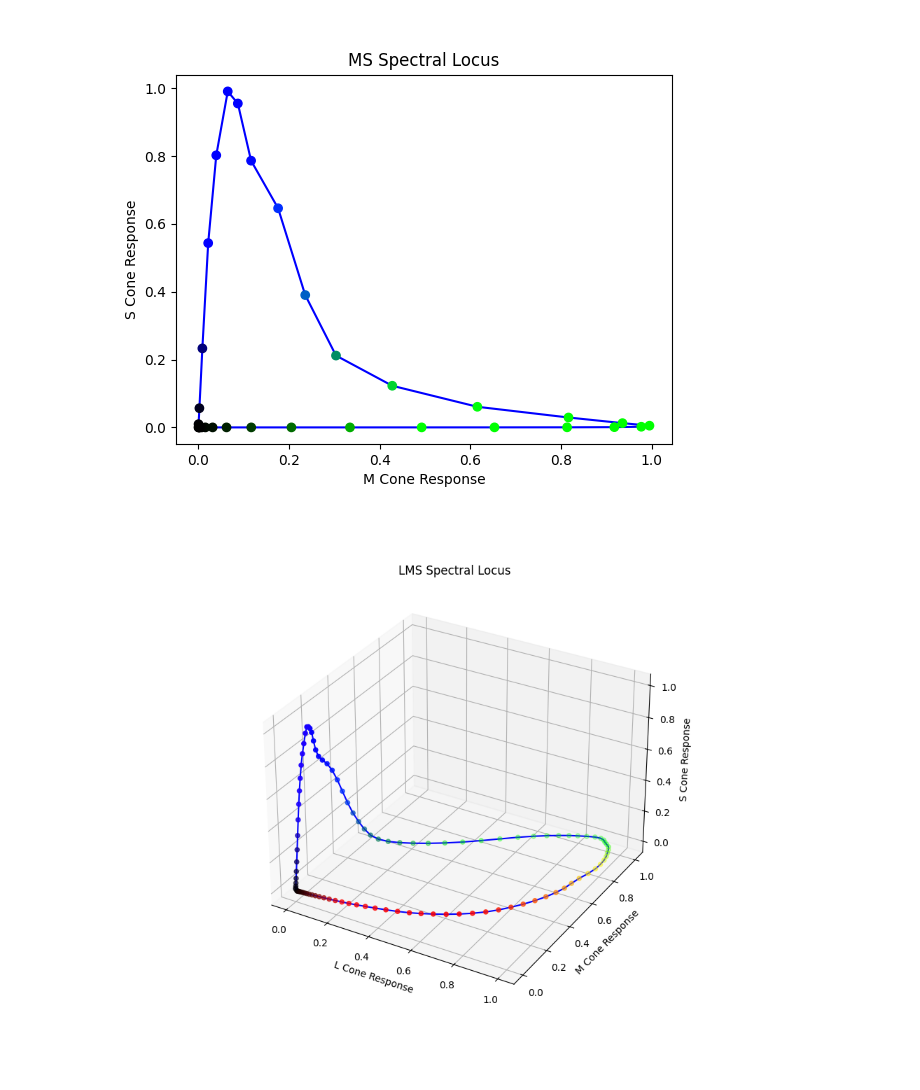
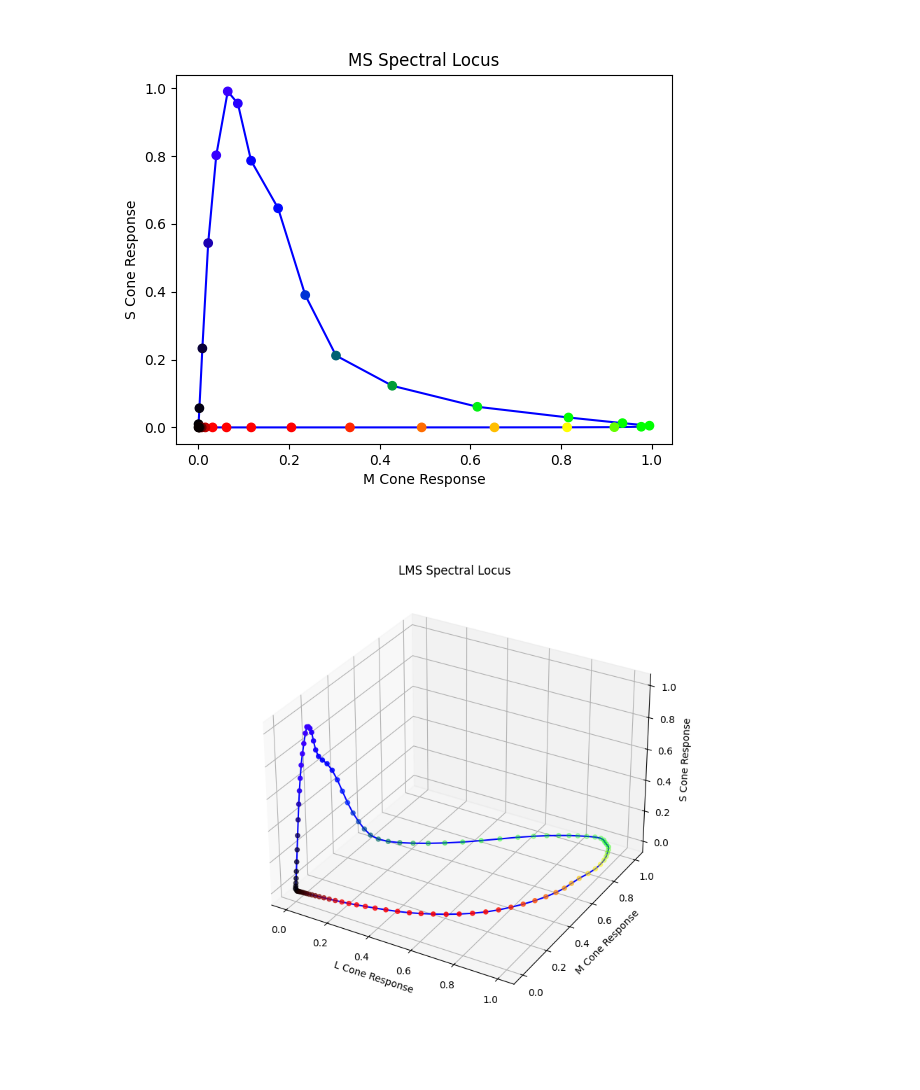
Before and after one commit to Object-Color-Solid-Render/ocsr-theory, a Jupyter notebook: MS_spectral_locus.ipynb, the cells around one changed output. Cells and saved outputs as stored; diff of their text form; code cells hidden in the pictures.

```diff
--- a/MS_spectral_locus.ipynb
+++ b/MS_spectral_locus.ipynb
@@ -102,16 +99,15 @@ plt.show()
 # %%
 # loading data for 2D case
 wavelengths = np.arange(390, 701, 10)
 standard_dichromat = Observer.dichromat(wavelengths)
-ms_responses = np.vstack((np.zeros(len(wavelengths)),
-                           standard_dichromat.sensors[1].data, # m response
+ms_responses = np.vstack(( standard_dichromat.sensors[1].data, # m response
                           standard_dichromat.sensors[0].data,  # s response
 ))
 
 mspoints, mscolors = getSpectralLocus(wavelengths, ms_responses)
 plot2DLocus(mspoints, wavelengths, mscolors)
 # %% [output]
-[figure, old version]
+[figure, new version]
 # %%
 # Get cone response functions
 standard_trichromat = Observer.trichromat(np.arange(390, 701, 3))
```
Also changed, not shown: parts of 7 cells of this notebook.
